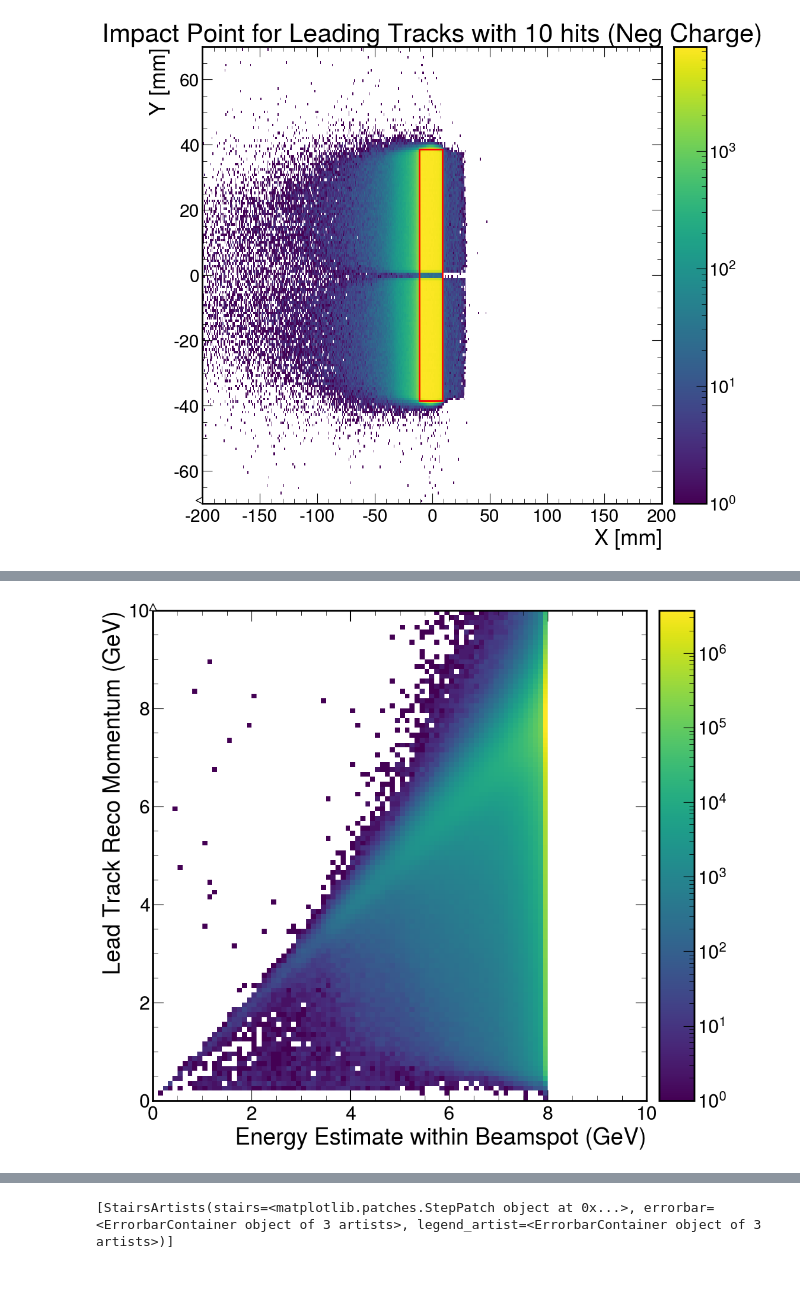
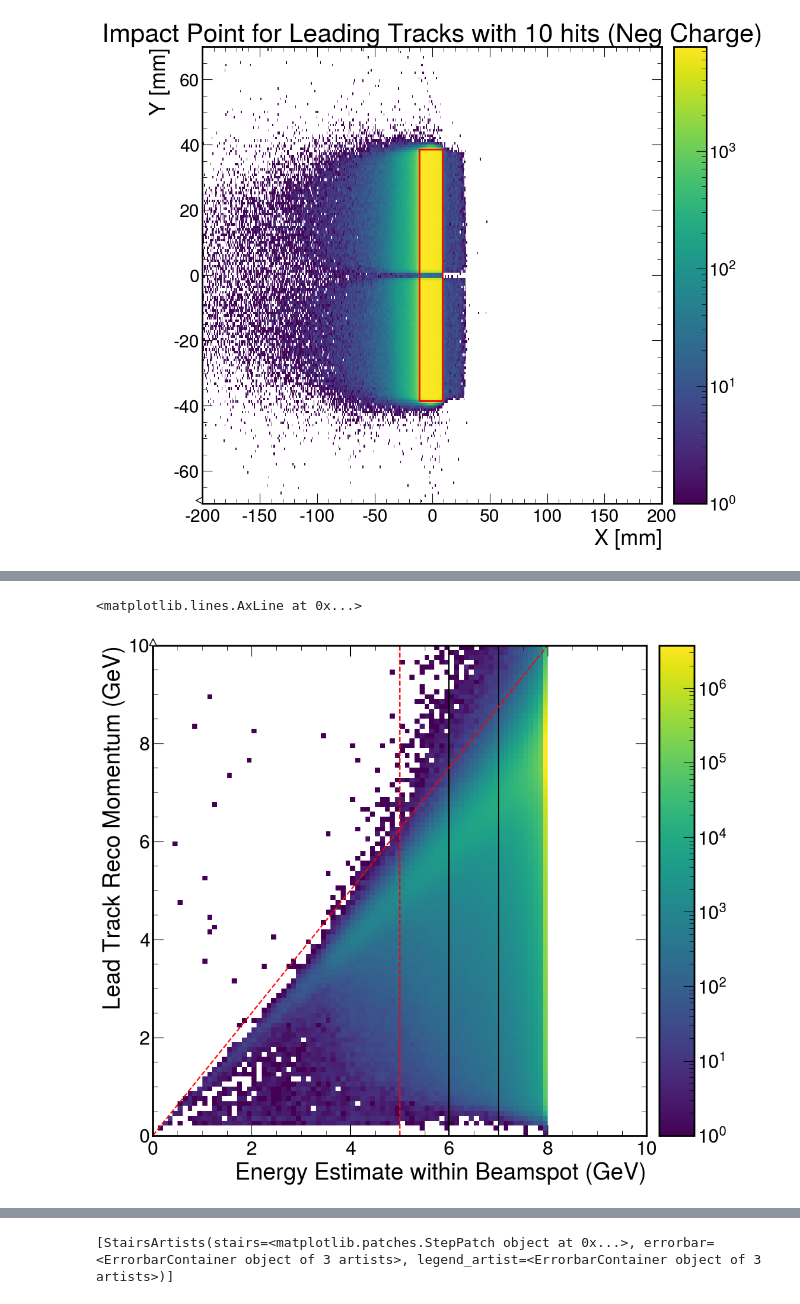
Before and after one commit to rodr1001/my_code, a Jupyter notebook: ldmx/EAT_Tracking/STREAMLINE-plot-eat-tracking-histograms.ipynb, the cells around one changed output, grey strips where cells are left out. Cells and saved outputs as stored; diff of their text form; code cells hidden in the pictures.

```diff
--- a/ldmx/EAT_Tracking/STREAMLINE-plot-eat-tracking-histograms.ipynb
+++ b/ldmx/EAT_Tracking/STREAMLINE-plot-eat-tracking-histograms.ipynb
@@ -30,7 +30,7 @@ no_smear = HistFile('hist_track_ana_1M_NO_SMEAR.root', 'TrackAnalyzer')
 # %%
 smear = HistFile('hist_track_ana_1M_SMEAR.root', 'TrackAnalyzer')
 # %%
-f= HistFile('hist_track_ana_100_2e1cd0f5.root', 'TrackAnalyzer')
+f= HistFile('his_100_e98f48b2.root', 'TrackAnalyzer')
 # %%
 f.keys()
 # %% [output]
@@ -285,20 +279,18 @@ plt.plot(y)
 # %%
 h=f['leadtrk_reco_all_reqs_vs_Energy_Estimate_Beamspot'].to_hist()
-#h_rebin = h[{0:hist.rebin(),1:hist.rebin(5)}]
-#plt.plot(y)
-#plt.title("Neg charged Track in beamspot with 10 hits")
+
 h.plot(cmin=1, norm="log") #flow='show')
-#plt.axline((0,0.50), slope=1, color='red', linestyle='--')
-#plt.axline((0.5,0.0), slope= 1.5, color='red', linestyle='--')
-#plt.axvline(5, color='red', linestyle='--')
-#plt.axline((0, 0), slope=1,color="red", linestyle="--")
-#plt.axline((8, 0), slope=-1,color="black", linestyle="--")
-#plt.axhline(8)
-#plt.axhline(3)
-#plt.show()
-plt.savefig("leadtrk_reco_all_reqs_vs_Energy_Estimate_Beamspot_100M.jpg")
+
+plt.axvline(5, color='red', linestyle='--')
+plt.axvline(6, color='black')
+plt.axvline(7,color ='black')
+
+plt.axline((0, 0), slope=1.25,color="red", linestyle="--")
+
+#plt.savefig("skimming_zones_100M-cuts.jpg")
 # %% [output]
+<matplotlib.lines.AxLine at 0x...>
-[figure, old version]
+[figure, new version]
 # %%
 h=f['skim_zone_leadtrk_reco_all_reqs_vs_energy_estimate_beamspot'].to_hist()
 #h_rebin = h[{0:hist.rebin(),1:hist.rebin(5)}]
```
Also changed, not shown: parts of 9 cells of this notebook, 2 other files.
